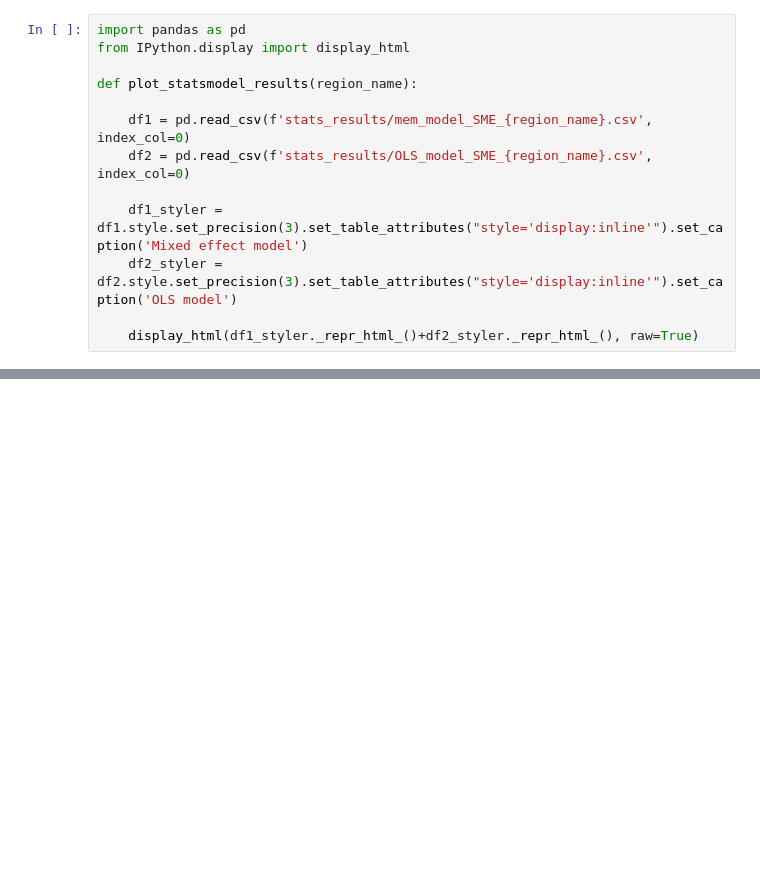
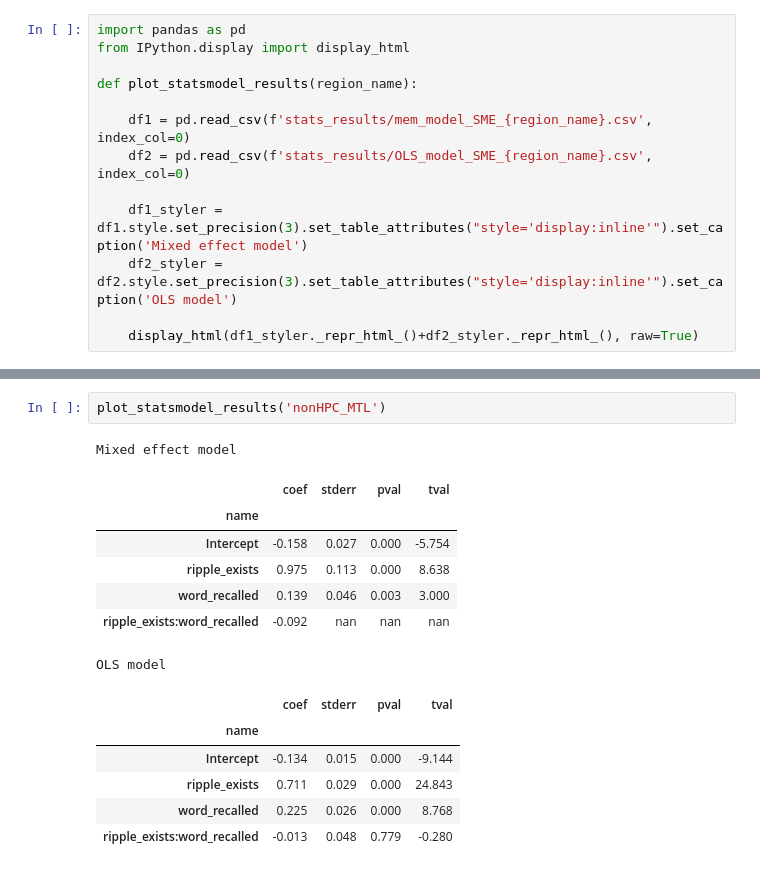
Before and after one commit to ebrahimfeghhi/ripple_memory, a Jupyter notebook: updates/HFA_ripple.ipynb, the cells around one changed output, grey strips where cells are left out. Cells and saved outputs as stored; diff of their text form; blank space fills up the shorter version.

```diff
--- a/updates/HFA_ripple.ipynb
+++ b/updates/HFA_ripple.ipynb
@@ -78,0 +91,17 @@ OLS model
+# %%
+plot_statsmodel_results('nonHPC_MTL')
+# %% [output]
+Mixed effect model
+|  | coef | stderr | pval | tval |
+| name |  |  |  |  |
+| Intercept | -0.158 | 0.027 | 0.000 | -5.754 |
+| ripple_exists | 0.975 | 0.113 | 0.000 | 8.638 |
+| word_recalled | 0.139 | 0.046 | 0.003 | 3.000 |
+| ripple_exists:word_recalled | -0.092 | nan | nan | nan |
+OLS model
+|  | coef | stderr | pval | tval |
+| name |  |  |  |  |
+| Intercept | -0.134 | 0.015 | 0.000 | -9.144 |
+| ripple_exists | 0.711 | 0.029 | 0.000 | 24.843 |
+| word_recalled | 0.225 | 0.026 | 0.000 | 8.768 |
+| ripple_exists:word_recalled | -0.013 | 0.048 | 0.779 | -0.280 |
```
Also changed, not shown: parts of 4 cells of this notebook, 25 other files.
